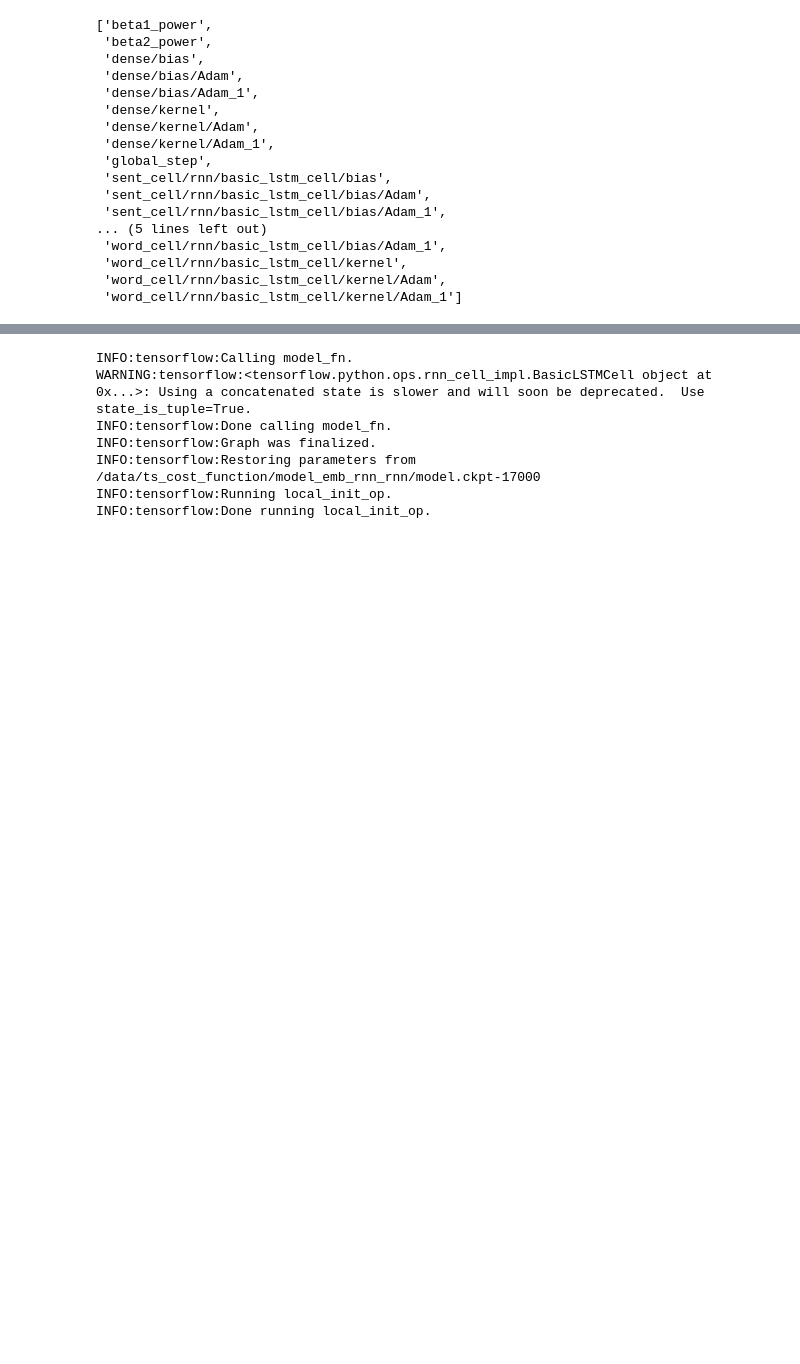
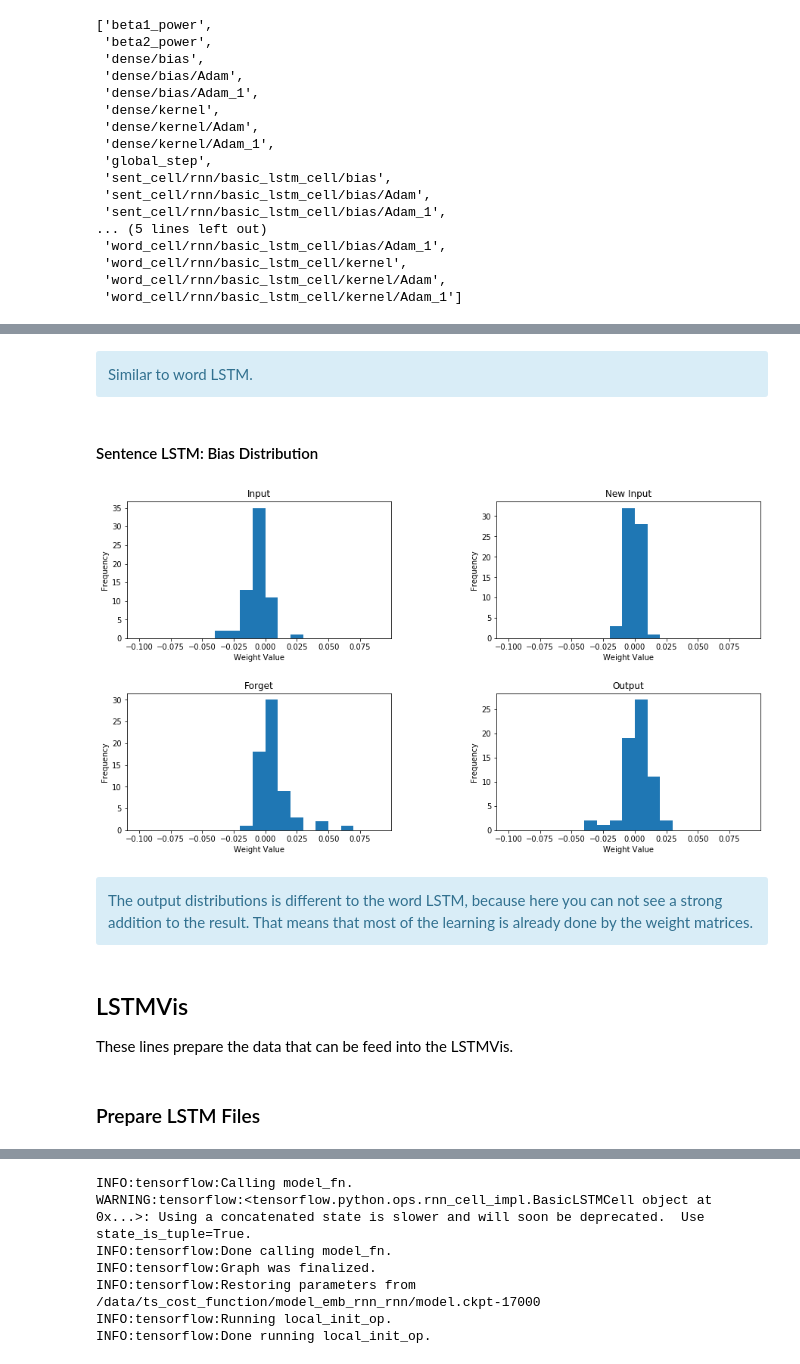
Before and after one commit to PaulOpu/TS_LossFunction, a Jupyter notebook: code/FINAL/04_NN_Preparation_and_Learning.ipynb, the cells around one changed output, grey strips where cells are left out. Saved outputs shown, nothing was run; the diff lists cells and outputs as text; code cells hidden in the pictures; blank space fills up the shorter version.

```diff
--- a/code/FINAL/04_NN_Preparation_and_Learning.ipynb
+++ b/code/FINAL/04_NN_Preparation_and_Learning.ipynb
@@ -816,4 +822,26 @@ word_weights.shape
+# %% [markdown]
+<div class="alert alert-block alert-info">
+Similar to word LSTM.
+</div>
+# %% [markdown]
+#### Sentence LSTM: Bias Distribution
+# %%
+plot_weights(
+    [("Input",b_input), ("New Input",b_new_input),("Forget", b_forget),("Output", b_output)],
+    np.array(range(-10,10,1))/100)
+# %% [output]
+[figure, added]
+# %% [markdown]
+<div class="alert alert-block alert-info">
+The output distributions is different to the word LSTM, because here you can not see a strong addition to the result. That means that most of the learning is already done by the weight matrices.
+</div>
+# %% [markdown]
+## LSTMVis
+
+These lines prepare the data that can be feed into the LSTMVis.
 # %%
 import h5py
+# %% [markdown]
+### Prepare LSTM Files
 # %%
 def exchange_word_by_index(word_dic,text):
```
Also changed, not shown: parts of 44 cells of this notebook.
